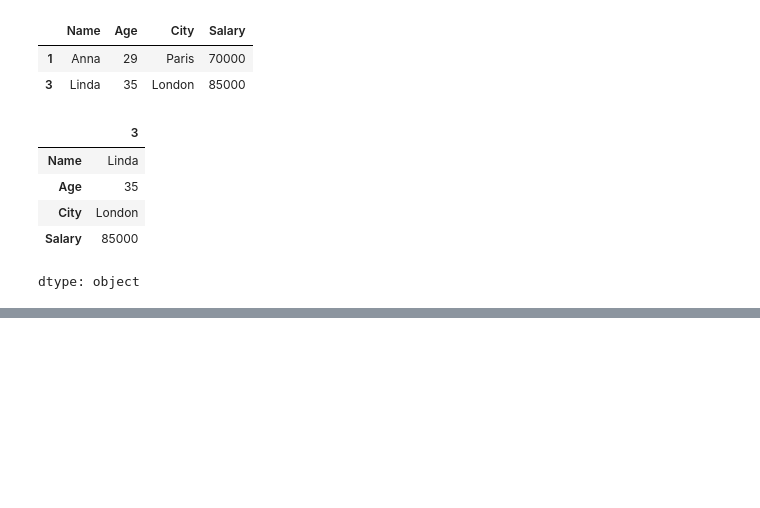
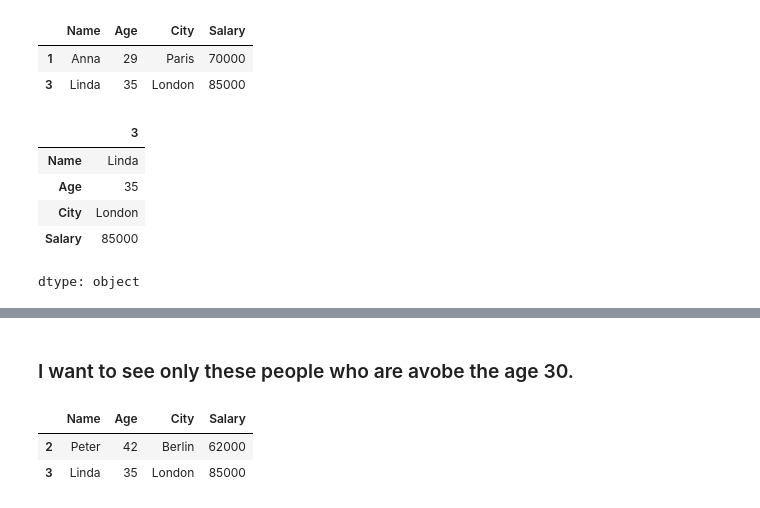
Before and after one commit to Pritam-Mondal18/Machine-Learning-yt, a Jupyter notebook: Pandas_phase1.ipynb, the cells around one changed output, grey strips where cells are left out. Cells and saved outputs as stored; diff of their text form; code cells hidden in the pictures; blank space fills up the shorter version.

```diff
--- a/Pandas_phase1.ipynb
+++ b/Pandas_phase1.ipynb
@@ -208,0 +233,11 @@ dtype: object
+# %% [markdown]
+### I want to see only these people who are avobe the age 30.
+# %%
+# df3[df3["Age"]>30]
+# df3
+df3 = df3[df3["Age"] > 30]
+df3
+# %% [output]
+|  | Name | Age | City | Salary |
+| 2 | Peter | 42 | Berlin | 62000 |
+| 3 | Linda | 35 | London | 85000 |
```
Also changed, not shown: parts of 7 cells of this notebook.
